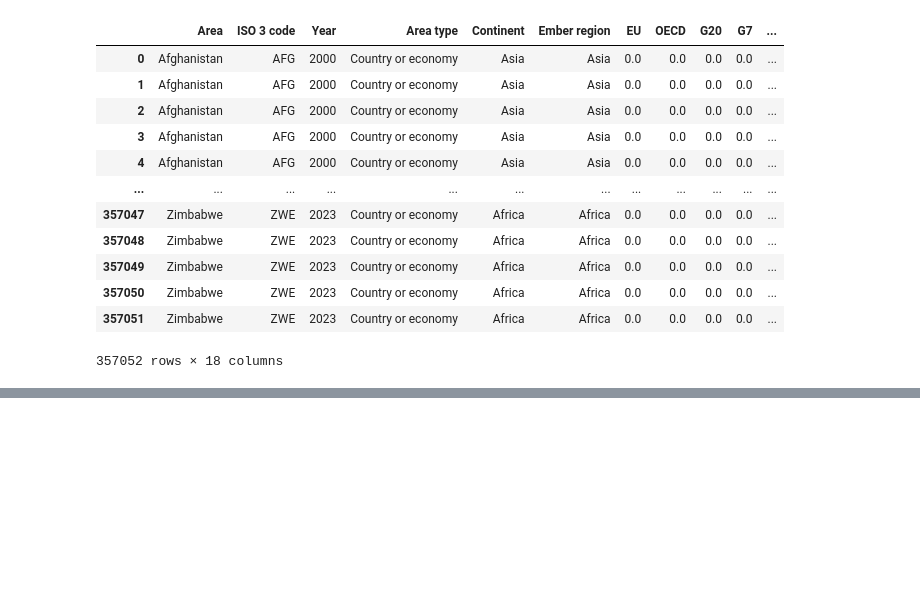
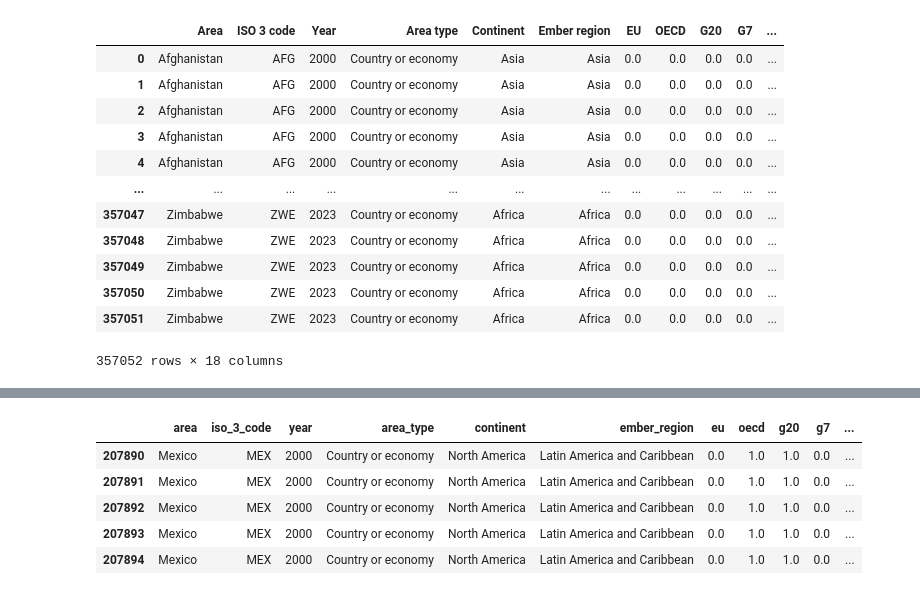
Before and after one commit to jorgecontrerasostos/energy-transition-tracker, a Jupyter notebook: data_exploration.ipynb, the cells around one changed output, grey strips where cells are left out. Drawn from its saved outputs; the diff is of its cells as text; code cells hidden in the pictures; blank space fills up the shorter version.

```diff
--- a/data_exploration.ipynb
+++ b/data_exploration.ipynb
@@ -20,0 +58,14 @@ df
+# %%
+def format_columns(column: str) -> str:
+    column = column.lower().split(' ')
+    return '_'.join(column)
+
+mexico_data.columns = [format_columns(column) for column in mexico_data.columns]
+mexico_data.head()
+# %% [output]
+|  | area | iso_3_code | year | area_type | continent | ember_region | eu | oecd | g20 | g7 | ... |
+| 207890 | Mexico | MEX | 2000 | Country or economy | North America | Latin America and Caribbean | 0.0 | 1.0 | 1.0 | 0.0 | ... |
+| 207891 | Mexico | MEX | 2000 | Country or economy | North America | Latin America and Caribbean | 0.0 | 1.0 | 1.0 | 0.0 | ... |
+| 207892 | Mexico | MEX | 2000 | Country or economy | North America | Latin America and Caribbean | 0.0 | 1.0 | 1.0 | 0.0 | ... |
+| 207893 | Mexico | MEX | 2000 | Country or economy | North America | Latin America and Caribbean | 0.0 | 1.0 | 1.0 | 0.0 | ... |
+| 207894 | Mexico | MEX | 2000 | Country or economy | North America | Latin America and Caribbean | 0.0 | 1.0 | 1.0 | 0.0 | ... |
```
Also changed, not shown: parts of 5 cells of this notebook, 4 other files.
